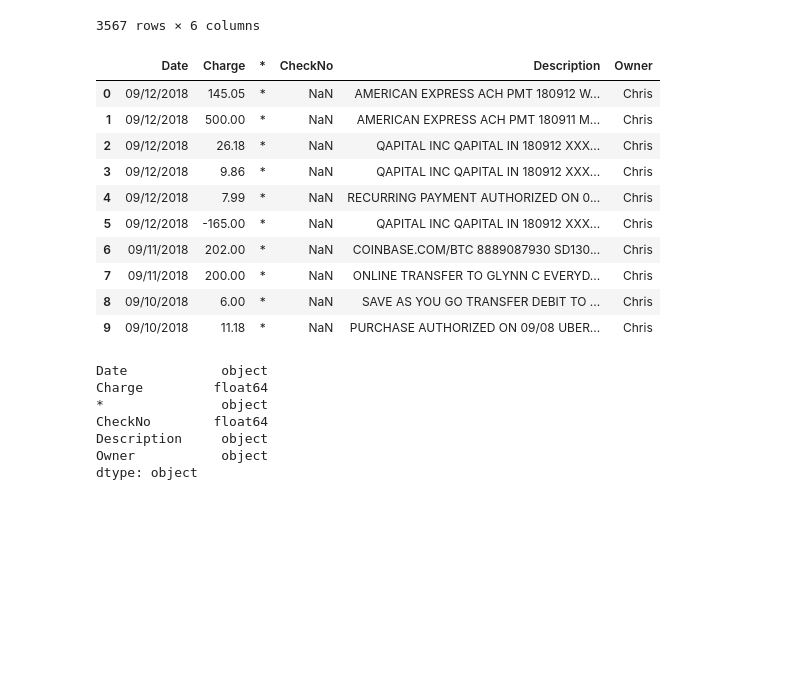
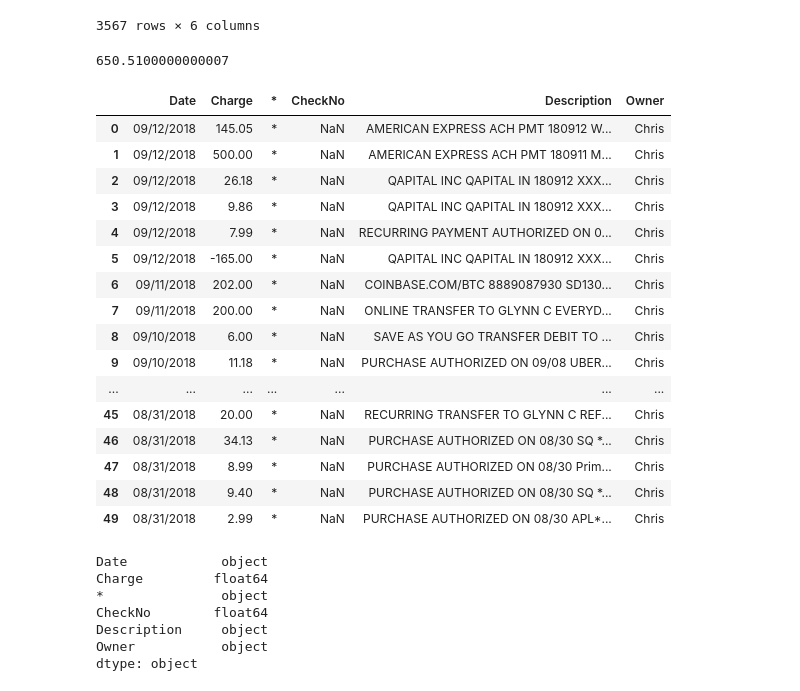
Before and after one commit to brenndaude/ga_projects, a Jupyter notebook: Final_Project/finances_analysis.ipynb, the cells around one changed output. Saved outputs shown, nothing was run; the diff lists cells and outputs as text; code cells hidden in the pictures; blank space fills up the shorter version.

```diff
--- a/Final_Project/finances_analysis.ipynb
+++ b/Final_Project/finances_analysis.ipynb
@@ -42,23 +44,33 @@ df
 | 3565 | 03/21/2017 | -35.00 | * | NaN | OVERDRAFT FEE FOR A TRANSACTION P... | Brenn |
 | 3566 | 03/21/2017 | -35.00 | * | NaN | OVERDRAFT FEE FOR A TRANSACTION P... | Brenn |
 3567 rows × 6 columns
+# %%
+df['Charge'].sum()
+# %% [output]
+650.5100000000007
 # %%
 # Apply negatives to all charges
 df['Charge'] = df['Charge'].apply(negative)
 # %%
-df.head(10)
+df.head(50)
 # %% [output]
 |  | Date | Charge | * | CheckNo | Description | Owner |
 | 0 | 09/12/2018 | 145.05 | * | NaN | AMERICAN EXPRESS ACH PMT 180912 W... | Chris |
 | 1 | 09/12/2018 | 500.00 | * | NaN | AMERICAN EXPRESS ACH PMT 180911 M... | Chris |
 | 2 | 09/12/2018 | 26.18 | * | NaN | QAPITAL INC QAPITAL IN 180912 XXX... | Chris |
 | 3 | 09/12/2018 | 9.86 | * | NaN | QAPITAL INC QAPITAL IN 180912 XXX... | Chris |
 | 4 | 09/12/2018 | 7.99 | * | NaN | RECURRING PAYMENT AUTHORIZED ON 0... | Chris |
 | 5 | 09/12/2018 | -165.00 | * | NaN | QAPITAL INC QAPITAL IN 180912 XXX... | Chris |
 | 6 | 09/11/2018 | 202.00 | * | NaN | COINBASE.COM/BTC 8889087930 SD130... | Chris |
 | 7 | 09/11/2018 | 200.00 | * | NaN | ONLINE TRANSFER TO GLYNN C EVERYD... | Chris |
 | 8 | 09/10/2018 | 6.00 | * | NaN | SAVE AS YOU GO TRANSFER DEBIT TO ... | Chris |
 | 9 | 09/10/2018 | 11.18 | * | NaN | PURCHASE AUTHORIZED ON 09/08 UBER... | Chris |
+| ... | ... | ... | ... | ... | ... | ... |
+| 45 | 08/31/2018 | 20.00 | * | NaN | RECURRING TRANSFER TO GLYNN C REF... | Chris |
+| 46 | 08/31/2018 | 34.13 | * | NaN | PURCHASE AUTHORIZED ON 08/30 SQ *... | Chris |
+| 47 | 08/31/2018 | 8.99 | * | NaN | PURCHASE AUTHORIZED ON 08/30 Prim... | Chris |
+| 48 | 08/31/2018 | 9.40 | * | NaN | PURCHASE AUTHORIZED ON 08/30 SQ *... | Chris |
+| 49 | 08/31/2018 | 2.99 | * | NaN | PURCHASE AUTHORIZED ON 08/30 APL*... | Chris |
 # %%
 df.dtypes
 # %% [output]
```
Also changed, not shown: parts of 26 cells of this notebook.
